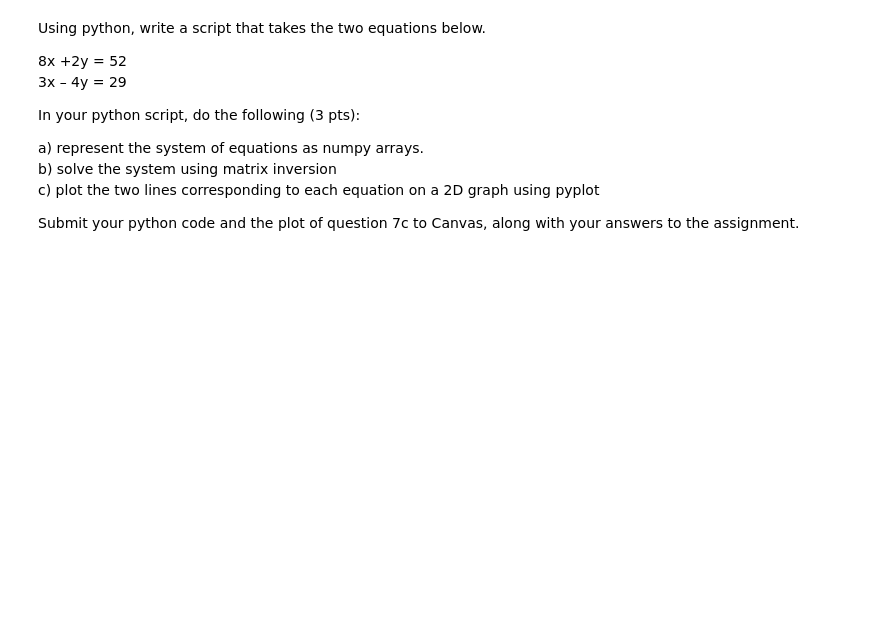
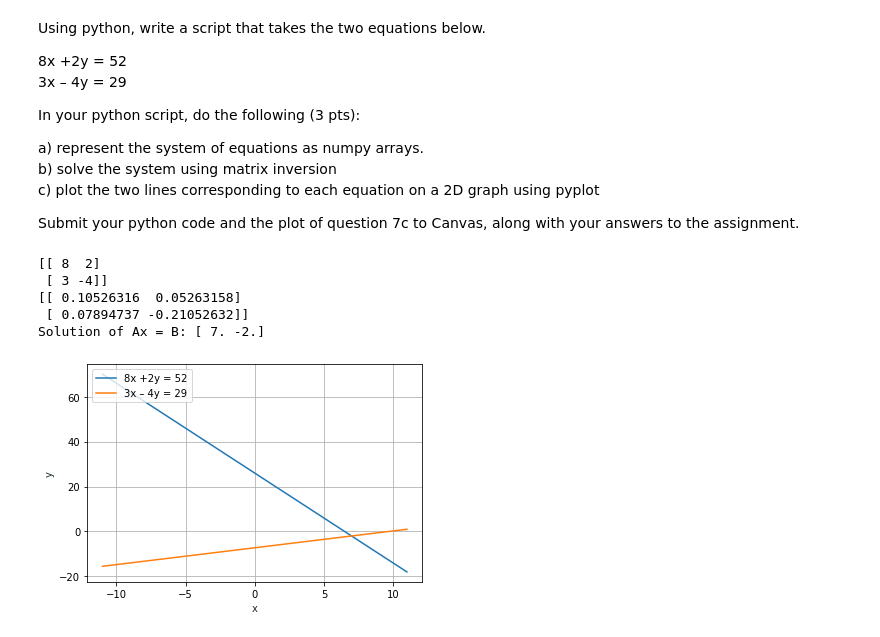
Before and after one commit to alexandermervar/cogs-q355, a Jupyter notebook: Assignments/Assignment 3/3 - Linear Algebra.ipynb, the cells around one changed output. Drawn from its saved outputs; the diff is of its cells as text; code cells hidden in the pictures; blank space fills up the shorter version.

```diff
--- a/Assignments/Assignment 3/3 - Linear Algebra.ipynb
+++ b/Assignments/Assignment 3/3 - Linear Algebra.ipynb
@@ -64,3 +114,37 @@ b) solve the system using matrix inversion
 c) plot the two lines corresponding to each equation on a 2D graph using pyplot
 
 Submit your python code and the plot of question 7c to Canvas, along with your answers to the assignment.
+# %%
+matrixList = [[8, 2],[3, -4]]
+A = np.array(matrixList)
+print(A)
+
+invA = np.linalg.inv(A)
+print(invA)
+
+B = np.array([52,29])
+
+X = np.dot(invA, B)
+
+print("Solution of Ax = B: " + str(X))
+
+x1 = np.linspace(-11, 11, 100)
+y1 = (52-8*x1)/2
+
+x2 = np.linspace(-11, 11, 100)
+y2 = (29-3*x2)/-4
+
+plt.plot(x1, y1, label='8x +2y = 52')
+plt.plot(x2, y2, label='3x – 4y = 29')
+plt.xlabel('x', color='#1C2833')
+plt.ylabel('y', color='#1C2833')
+plt.legend(loc='upper left')
+plt.grid()
+plt.show()
+# %% [output]
+[[ 8  2]
+ [ 3 -4]]
+[[ 0.10526316  0.05263158]
+ [ 0.07894737 -0.21052632]]
+Solution of Ax = B: [ 7. -2.]
+[figure, added]
```
Also changed, not shown: parts of 7 cells of this notebook, 1 other file.
